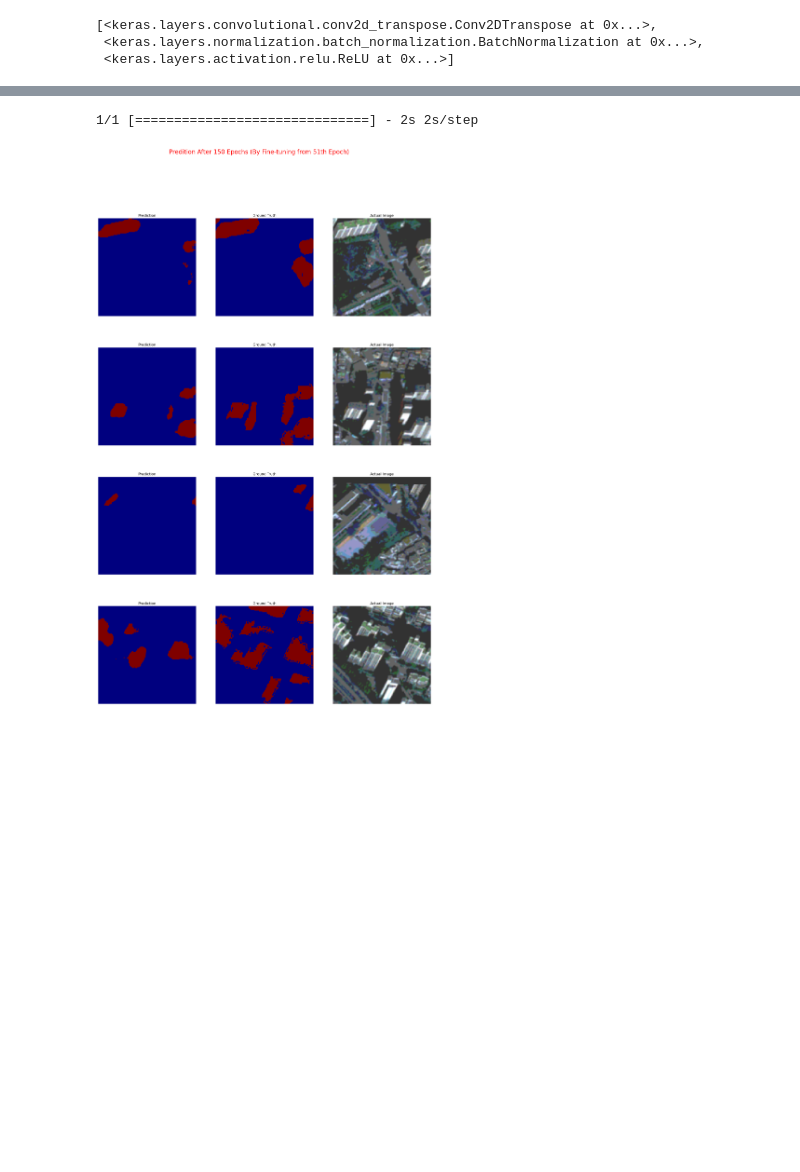
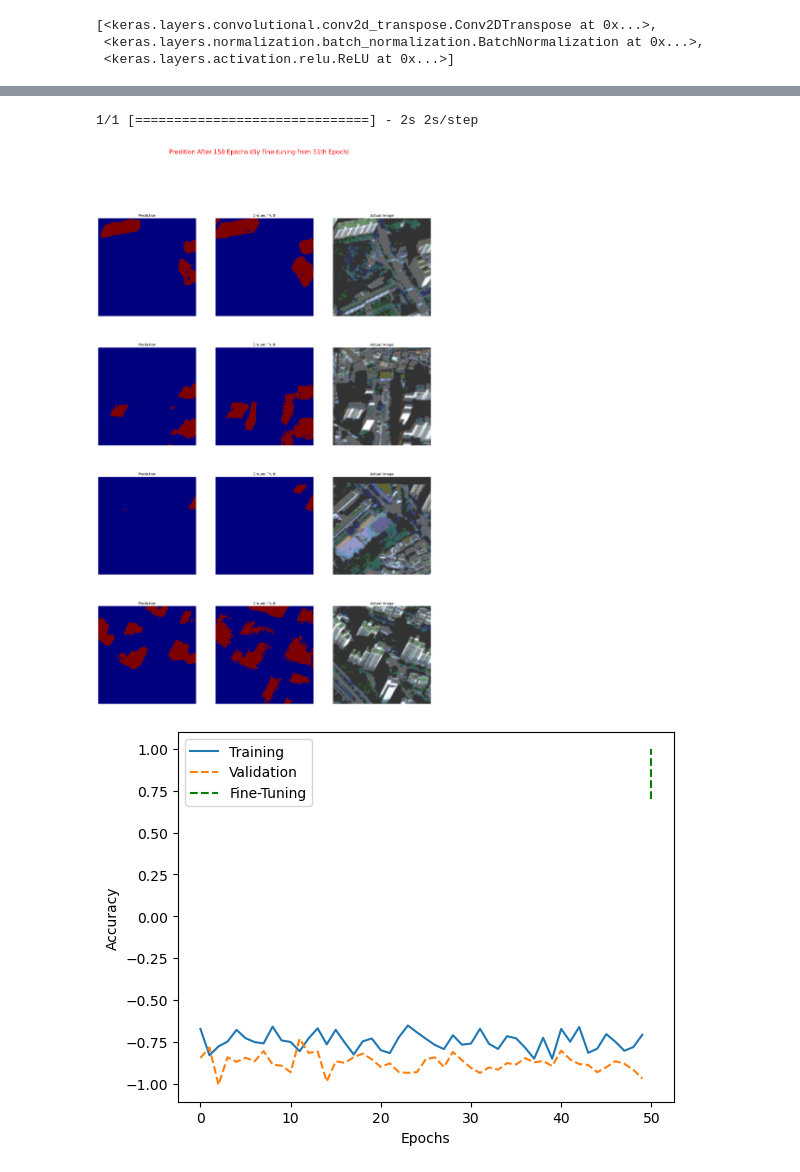
Before and after one commit to dietrichalex/cse-seminar, a Jupyter notebook: HighRiseBuildingDetection_U-Net.ipynb, the cells around one changed output, grey strips where cells are left out. Cells and saved outputs as stored; diff of their text form; code cells hidden in the pictures; blank space fills up the shorter version.

```diff
--- a/HighRiseBuildingDetection_U-Net.ipynb
+++ b/HighRiseBuildingDetection_U-Net.ipynb
@@ -389,7 +424,7 @@ hist_2 = unet.fit(train,
                validation_data=val,
                steps_per_epoch=STEPS_PER_EPOCH,
                validation_steps=VALIDATION_STEPS,
-               epochs=40, initial_epoch = 20,
+               epochs=50, initial_epoch = 20,
                verbose = 2
                  )
 # %% [output]
@@ -443,4 +478,23 @@ plt.suptitle('Predition After 150 Epochs (By Fine-tuning from 51th Epoch)', colo
 plt.show()
 # %% [output]
 1/1 [==============================] - 2s 2s/step
-[figure, old version]
+[figure, new version]
+# %%
+history_1 = hist_1.history
+acc=history_1['iou_coef']
+val_acc = history_1['val_iou_coef']
+
+history_2 = hist_2.history
+acc.extend(history_2['iou_coef'])
+val_acc.extend(history_2['val_iou_coef'])
+
+plt.plot(acc[:150], '-', label='Training')
+plt.plot(val_acc[:150], '--', label='Validation')
+plt.plot([50,50],[0.7,1.0], '--g', label='Fine-Tuning')
+plt.xlabel('Epochs')
+plt.ylabel('Accuracy')
+#plt.ylim([0.7,1.0])
+plt.legend()
+plt.show()
+# %% [output]
+[figure, added]
```
Also changed, not shown: parts of 7 cells of this notebook.
